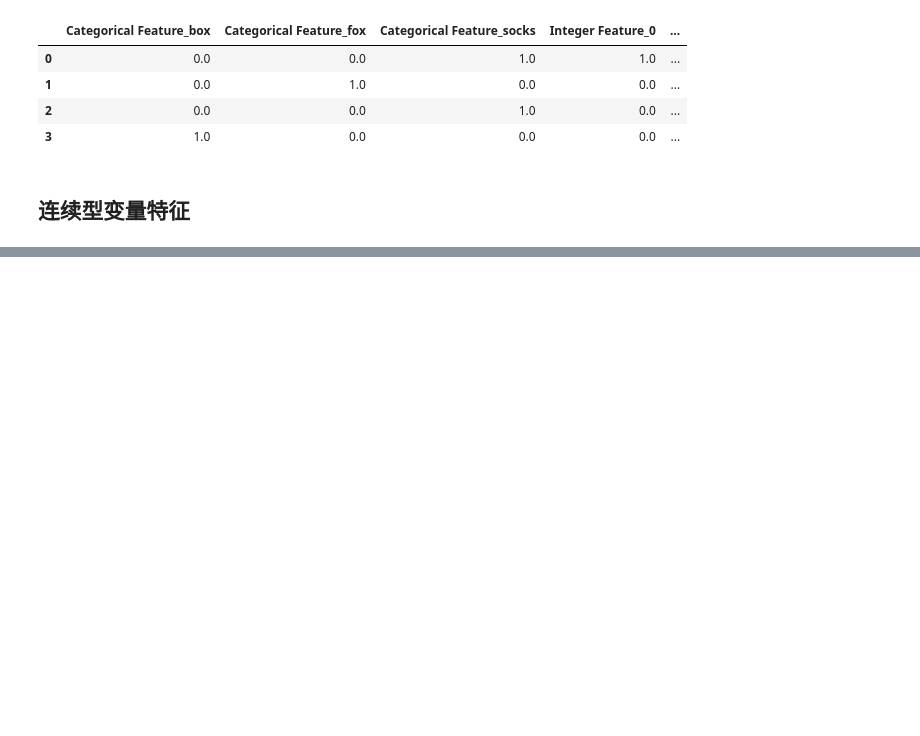
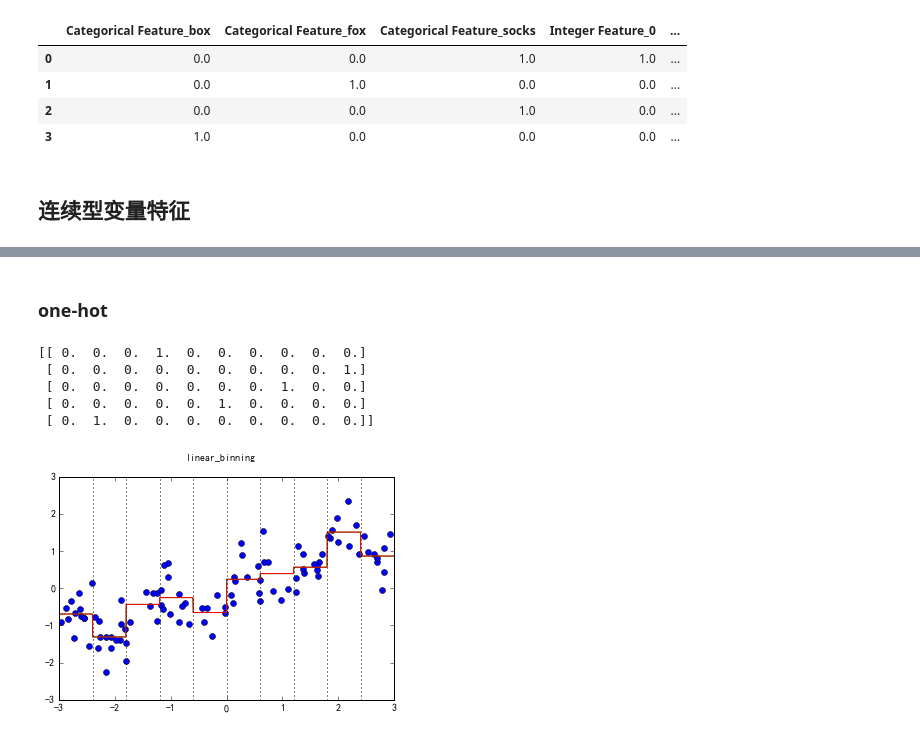
Before and after one commit to futheads/Python-study, a Jupyter notebook: MLexamples/Feature-Engineering.ipynb, the cells around one changed output, grey strips where cells are left out. Cells and saved outputs as stored; diff of their text form; code cells hidden in the pictures; blank space fills up the shorter version.

```diff
--- a/MLexamples/Feature-Engineering.ipynb
+++ b/MLexamples/Feature-Engineering.ipynb
@@ -58,0 +105,5 @@ pd.get_dummies(demo_df)
+# %%
+# np.digitize返回参数数组对应分桶的索引
+which_bin = np.digitize(X, bins=bins)
+print("\nData points:\n", X[:5])
+print("\nBin membership for data points:\n", which_bin[:5])
@@ -58,0 +124,36 @@ pd.get_dummies(demo_df)
+# %% [markdown]
+### one-hot
+# %%
+from sklearn.preprocessing import OneHotEncoder
+# sparse参数设置为True，使输出为系数矩阵形式，否则为数组
+encoder = OneHotEncoder(sparse=False)
+encoder.fit(which_bin)
+#根据索引数组，one-hot成稀疏矩阵
+X_binned = encoder.transform(which_bin)
+print(X_binned[:5])
+# %% [output]
+[[ 0.  0.  0.  1.  0.  0.  0.  0.  0.  0.]
+ [ 0.  0.  0.  0.  0.  0.  0.  0.  0.  1.]
+ [ 0.  0.  0.  0.  0.  0.  0.  1.  0.  0.]
+ [ 0.  0.  0.  0.  0.  1.  0.  0.  0.  0.]
+ [ 0.  1.  0.  0.  0.  0.  0.  0.  0.  0.]]
+# %%
+line_binned = encoder.transform(np.digitize(line, bins=bins))
+
+plt.plot(X[:, 0], y, 'o')
+
+reg = LinearRegression().fit(X_binned, y)
+plt.plot(line, reg.predict(line_binned), label="linear regression binned")
+
+reg = DecisionTreeRegressor(min_samples_split=3).fit(X_binned, y)
+plt.plot(line, reg.predict(line_binned), label="decisiontree regression binned")
+
+for bin in bins:
+    # 分段考虑，线性回归
+    plt.plot([bin, bin], [-3, 3], ":", c="k")
+
+plt.plot(loc="best")
+plt.suptitle("linear_binning")
+plt.show()
+# %% [output]
+[figure, added]
```
Also changed, not shown: parts of 5 cells of this notebook.
